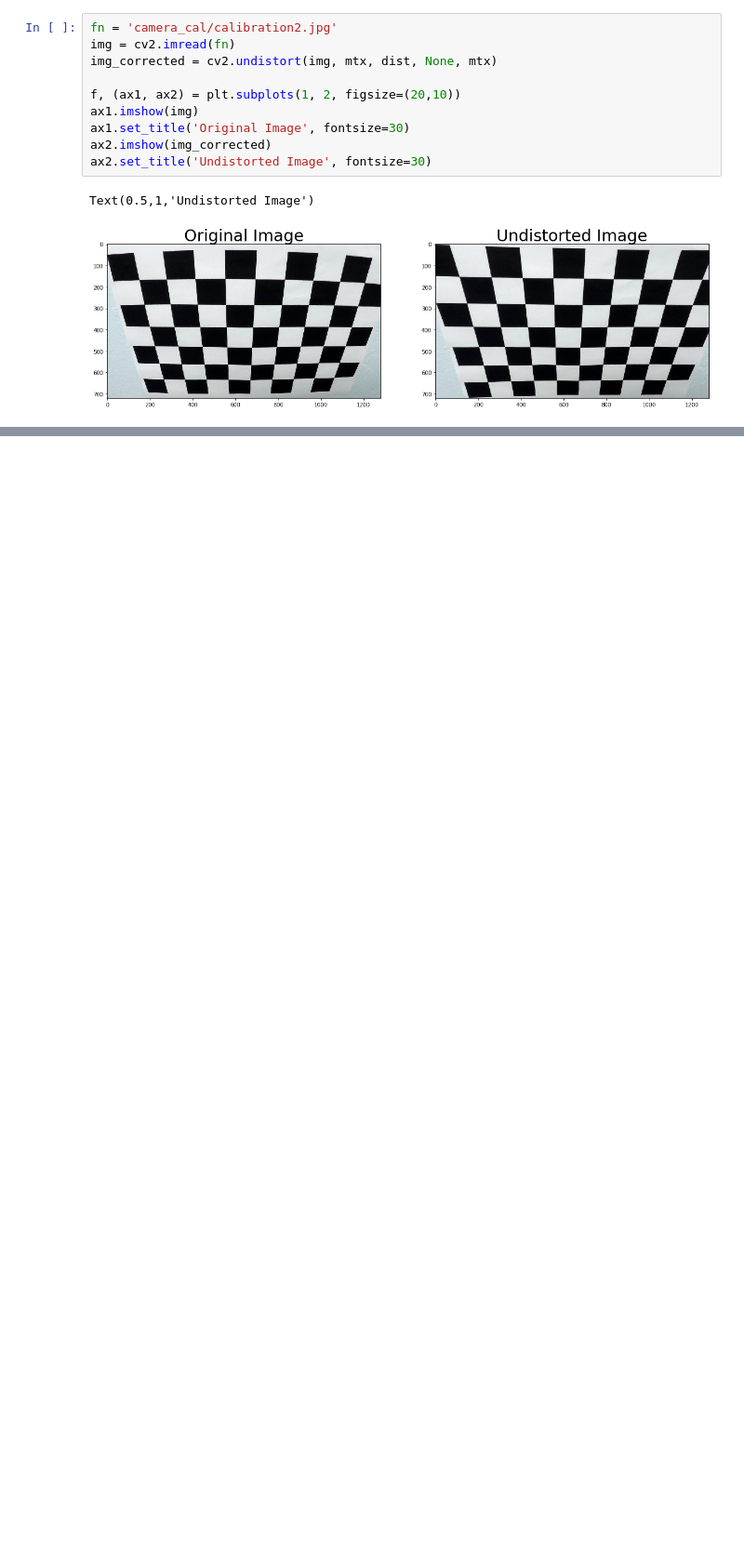
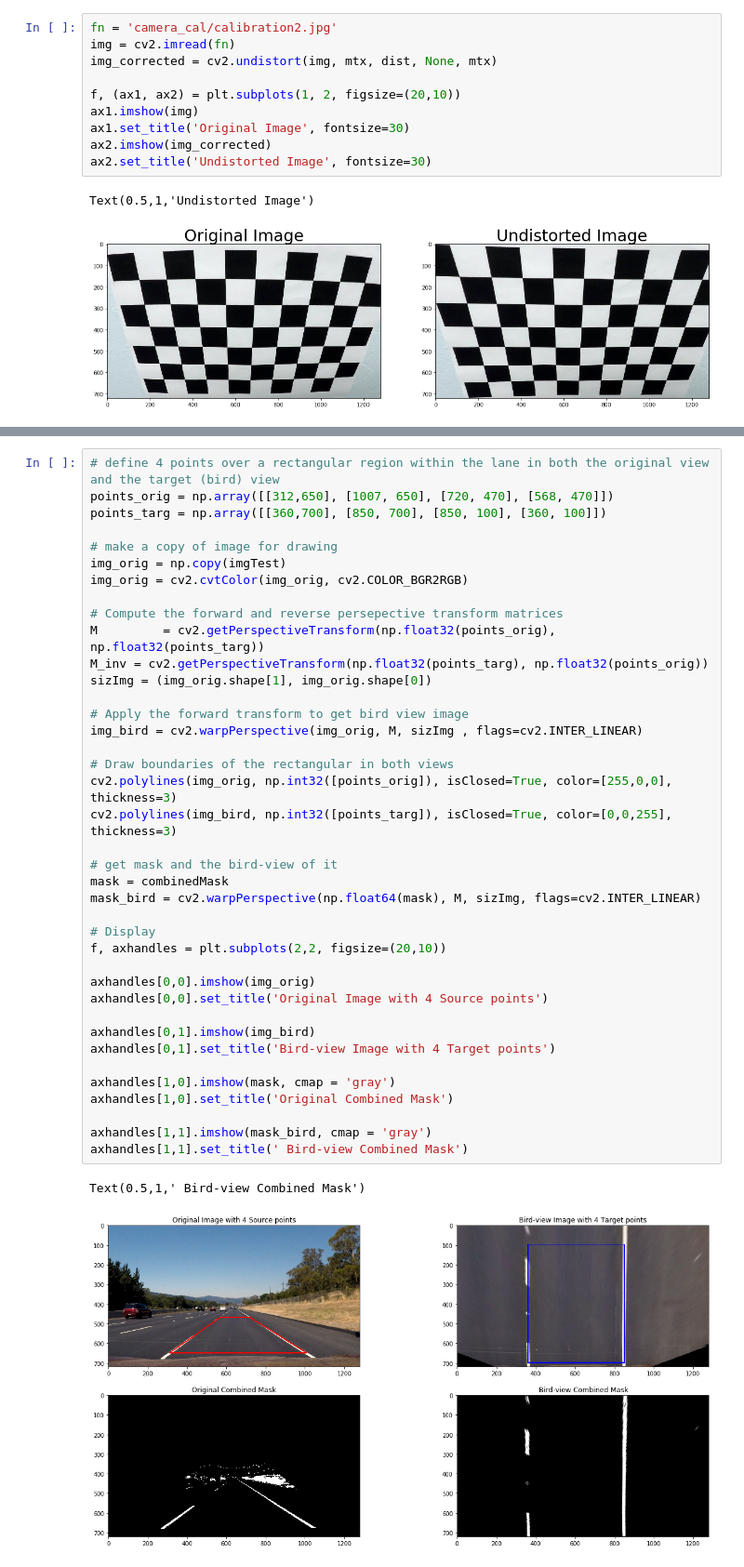
Before and after one commit to StevenShuoFeng/CarND-Advanced-Lane-Lines, a Jupyter notebook: pipeline.ipynb, the cells around one changed output, grey strips where cells are left out. Shown at 93% size. Drawn from its saved outputs; the diff is of its cells as text; blank space fills up the shorter version.

```diff
--- a/pipeline.ipynb
+++ b/pipeline.ipynb
@@ -194,0 +240,42 @@ Clipping input data to the valid range for imshow with RGB data ([0..1] for floa
+# %%
+# define 4 points over a rectangular region within the lane in both the original view and the target (bird) view
+points_orig = np.array([[312,650], [1007, 650], [720, 470], [568, 470]])
+points_targ = np.array([[360,700], [850, 700], [850, 100], [360, 100]])
+
+# make a copy of image for drawing
+img_orig = np.copy(imgTest)
+img_orig = cv2.cvtColor(img_orig, cv2.COLOR_BGR2RGB)
+
+# Compute the forward and reverse persepective transform matrices
+M         = cv2.getPerspectiveTransform(np.float32(points_orig), np.float32(points_targ))
+M_inv = cv2.getPerspectiveTransform(np.float32(points_targ), np.float32(points_orig))
+sizImg = (img_orig.shape[1], img_orig.shape[0])
+
+# Apply the forward transform to get bird view image
+img_bird = cv2.warpPerspective(img_orig, M, sizImg , flags=cv2.INTER_LINEAR)
+
+# Draw boundaries of the rectangular in both views
+cv2.polylines(img_orig, np.int32([points_orig]), isClosed=True, color=[255,0,0], thickness=3)
+cv2.polylines(img_bird, np.int32([points_targ]), isClosed=True, color=[0,0,255], thickness=3)
+
+# get mask and the bird-view of it
+mask = combinedMask
+mask_bird = cv2.warpPerspective(np.float64(mask), M, sizImg, flags=cv2.INTER_LINEAR)
+
+# Display
+f, axhandles = plt.subplots(2,2, figsize=(20,10))
+
+axhandles[0,0].imshow(img_orig)
+axhandles[0,0].set_title('Original Image with 4 Source points')
+
+axhandles[0,1].imshow(img_bird)
+axhandles[0,1].set_title('Bird-view Image with 4 Target points')
+
+axhandles[1,0].imshow(mask, cmap = 'gray')
+axhandles[1,0].set_title('Original Combined Mask')
+
+axhandles[1,1].imshow(mask_bird, cmap = 'gray')
+axhandles[1,1].set_title(' Bird-view Combined Mask')
+# %% [output]
+Text(0.5,1,' Bird-view Combined Mask')
+[figure, added]
```
Also changed, not shown: parts of 17 cells of this notebook.
